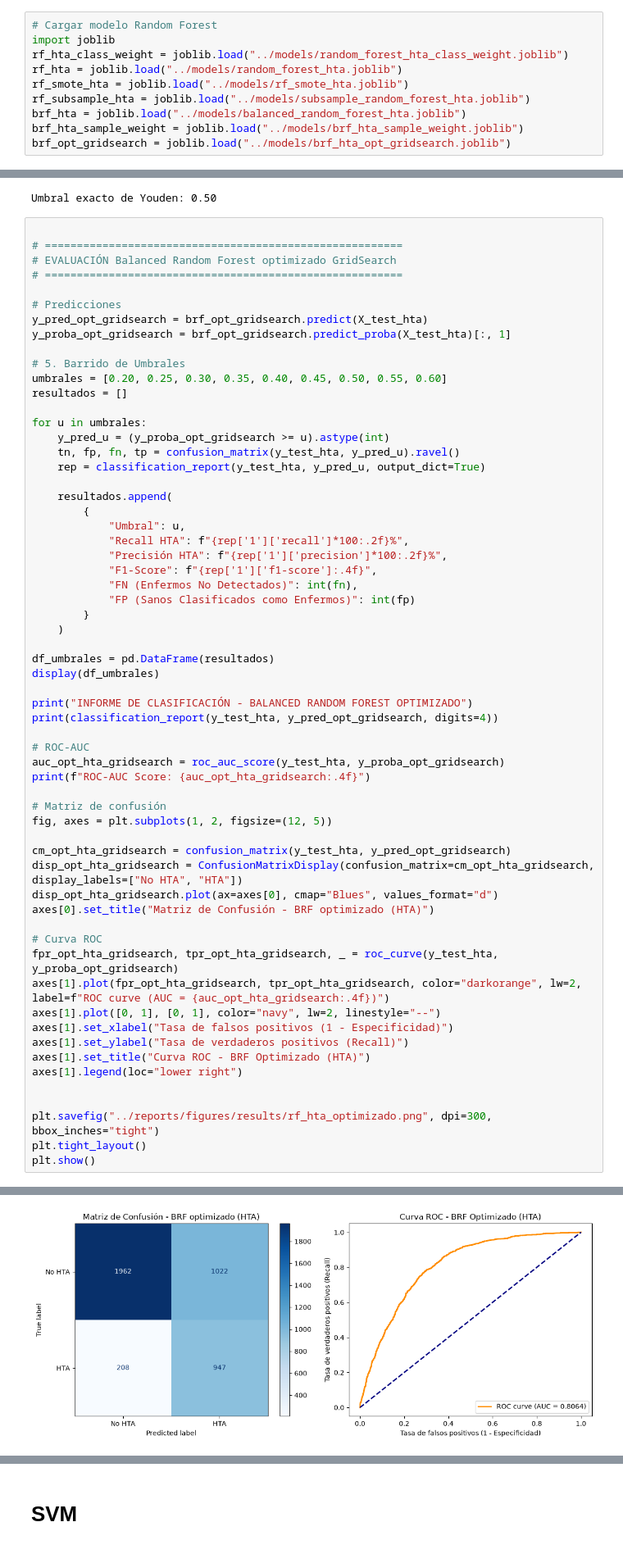
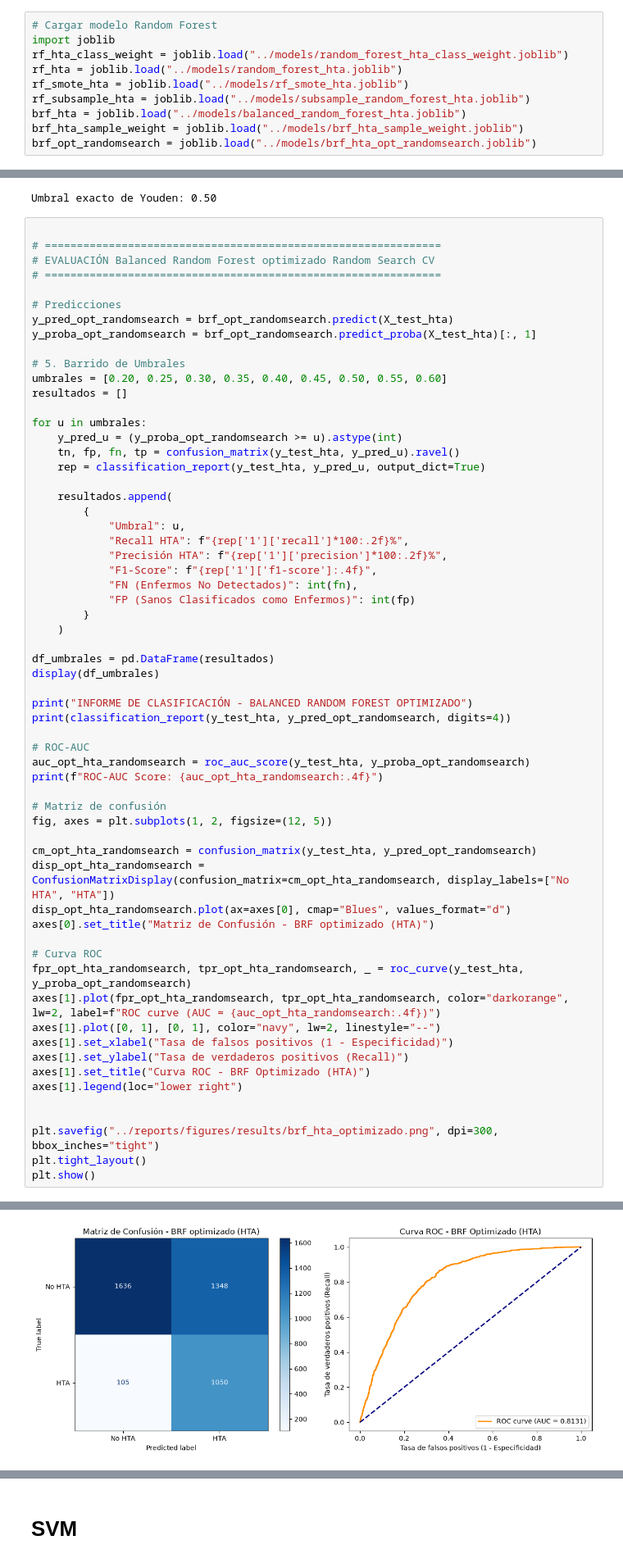
Before and after one commit to aldyvergara22-create/Hypertension-Diabetes-ML-detection, a Jupyter notebook: notebooks/05_Evaluación_Modelos_Hipertensión.ipynb, the cells around one changed output, grey strips where cells are left out. Shown at 82% size. Saved outputs shown, nothing was run; the diff lists cells and outputs as text.

```diff
--- a/notebooks/05_Evaluación_Modelos_Hipertensión.ipynb
+++ b/notebooks/05_Evaluación_Modelos_Hipertensión.ipynb
@@ -320,7 +320,7 @@ rf_smote_hta = joblib.load("../models/rf_smote_hta.joblib")
 rf_subsample_hta = joblib.load("../models/subsample_random_forest_hta.joblib")
 brf_hta = joblib.load("../models/balanced_random_forest_hta.joblib")
 brf_hta_sample_weight = joblib.load("../models/brf_hta_sample_weight.joblib")
-brf_opt_gridsearch = joblib.load("../models/brf_hta_opt_gridsearch.joblib")
+brf_opt_randomsearch = joblib.load("../models/brf_hta_opt_randomsearch.joblib")
 # %%
 # ========================================================
 # EVALUACIÓN RANDOM FOREST ('class_weight') - HIPERTENSIÓN
@@ -729,20 +729,20 @@ print(f"Umbral exacto de Youden: {umbral_exacto:.2f}")
 Umbral exacto de Youden: 0.50
 # %%
 
-# ========================================================
-# EVALUACIÓN Balanced Random Forest optimizado GridSearch
-# ========================================================
+# ==============================================================
+# EVALUACIÓN Balanced Random Forest optimizado Random Search CV
+# ==============================================================
 
 # Predicciones
-y_pred_opt_gridsearch = brf_opt_gridsearch.predict(X_test_hta)
-y_proba_opt_gridsearch = brf_opt_gridsearch.predict_proba(X_test_hta)[:, 1]
+y_pred_opt_randomsearch = brf_opt_randomsearch.predict(X_test_hta)
+y_proba_opt_randomsearch = brf_opt_randomsearch.predict_proba(X_test_hta)[:, 1]
 
 # 5. Barrido de Umbrales
 umbrales = [0.20, 0.25, 0.30, 0.35, 0.40, 0.45, 0.50, 0.55, 0.60]
 resultados = []
 
 for u in umbrales:
-    y_pred_u = (y_proba_opt_gridsearch >= u).astype(int)
+    y_pred_u = (y_proba_opt_randomsearch >= u).astype(int)
     tn, fp, fn, tp = confusion_matrix(y_test_hta, y_pred_u).ravel()
     rep = classification_report(y_test_hta, y_pred_u, output_dict=True)
 
@@ -761,23 +761,23 @@ df_umbrales = pd.DataFrame(resultados)
 display(df_umbrales)
 
 print("INFORME DE CLASIFICACIÓN - BALANCED RANDOM FOREST OPTIMIZADO")
-print(classification_report(y_test_hta, y_pred_opt_gridsearch, digits=4))
+print(classification_report(y_test_hta, y_pred_opt_randomsearch, digits=4))
 
 # ROC-AUC
-auc_opt_hta_gridsearch = roc_auc_score(y_test_hta, y_proba_opt_gridsearch)
-print(f"ROC-AUC Score: {auc_opt_hta_gridsearch:.4f}")
+auc_opt_hta_randomsearch = roc_auc_score(y_test_hta, y_proba_opt_randomsearch)
+print(f"ROC-AUC Score: {auc_opt_hta_randomsearch:.4f}")
 
 # Matriz de confusión
 fig, axes = plt.subplots(1, 2, figsize=(12, 5))
 
-cm_opt_hta_gridsearch = confusion_matrix(y_test_hta, y_pred_opt_gridsearch)
-disp_opt_hta_gridsearch = ConfusionMatrixDisplay(confusion_matrix=cm_opt_hta_gridsearch, display_labels=["No HTA", "HTA"])
-disp_opt_hta_gridsearch.plot(ax=axes[0], cmap="Blues", values_format="d")
+cm_opt_hta_randomsearch = confusion_matrix(y_test_hta, y_pred_opt_randomsearch)
+disp_opt_hta_randomsearch = ConfusionMatrixDisplay(confusion_matrix=cm_opt_hta_randomsearch, display_labels=["No HTA", "HTA"])
+disp_opt_hta_randomsearch.plot(ax=axes[0], cmap="Blues", values_format="d")
 axes[0].set_title("Matriz de Confusión - BRF optimizado (HTA)")
 
 # Curva ROC
-fpr_opt_hta_gridsearch, tpr_opt_hta_gridsearch, _ = roc_curve(y_test_hta, y_proba_opt_gridsearch)
-axes[1].plot(fpr_opt_hta_gridsearch, tpr_opt_hta_gridsearch, color="darkorange", lw=2, label=f"ROC curve (AUC = {auc_opt_hta_gridsearch:.4f})")
+fpr_opt_hta_randomsearch, tpr_opt_hta_randomsearch, _ = roc_curve(y_test_hta, y_proba_opt_randomsearch)
+axes[1].plot(fpr_opt_hta_randomsearch, tpr_opt_hta_randomsearch, color="darkorange", lw=2, label=f"ROC curve (AUC = {auc_opt_hta_randomsearch:.4f})")
 axes[1].plot([0, 1], [0, 1], color="navy", lw=2, linestyle="--")
 axes[1].set_xlabel("Tasa de falsos positivos (1 - Especificidad)")
 axes[1].set_ylabel("Tasa de verdaderos positivos (Recall)")
@@ -785,7 +785,7 @@ axes[1].set_title("Curva ROC - BRF Optimizado (HTA)")
 axes[1].legend(loc="lower right")
 
 
-plt.savefig("../reports/figures/results/rf_hta_optimizado.png", dpi=300, bbox_inches="tight")
+plt.savefig("../reports/figures/results/brf_hta_optimizado.png", dpi=300, bbox_inches="tight")
 plt.tight_layout()
 plt.show()
 # %% [output]
@@ -813,4 +813,4 @@ ROC-AUC Score: 0.8064
-[figure, old version]
+[figure, new version]
 # %%
 from sklearn.metrics import recall_score, roc_auc_score
 
```
Also changed, not shown: parts of 11 cells of this notebook, 38 other files.
